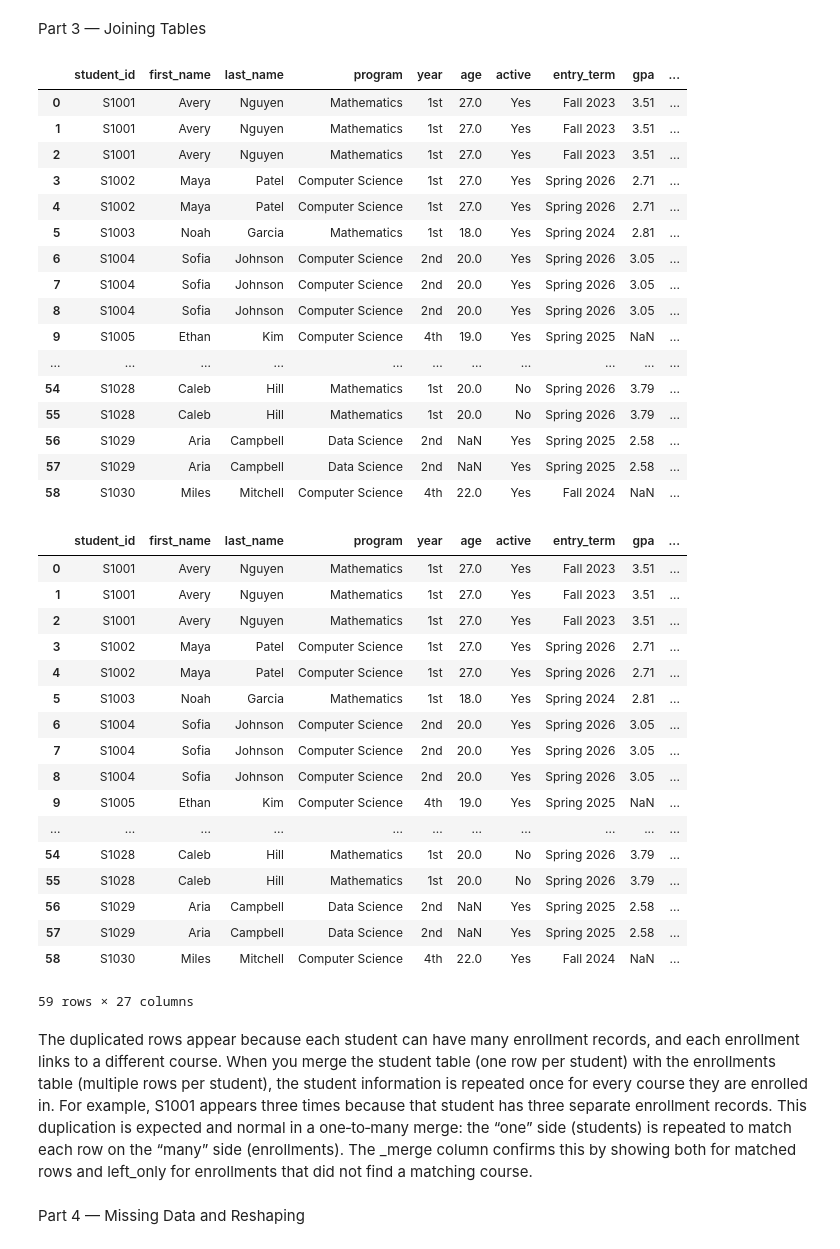
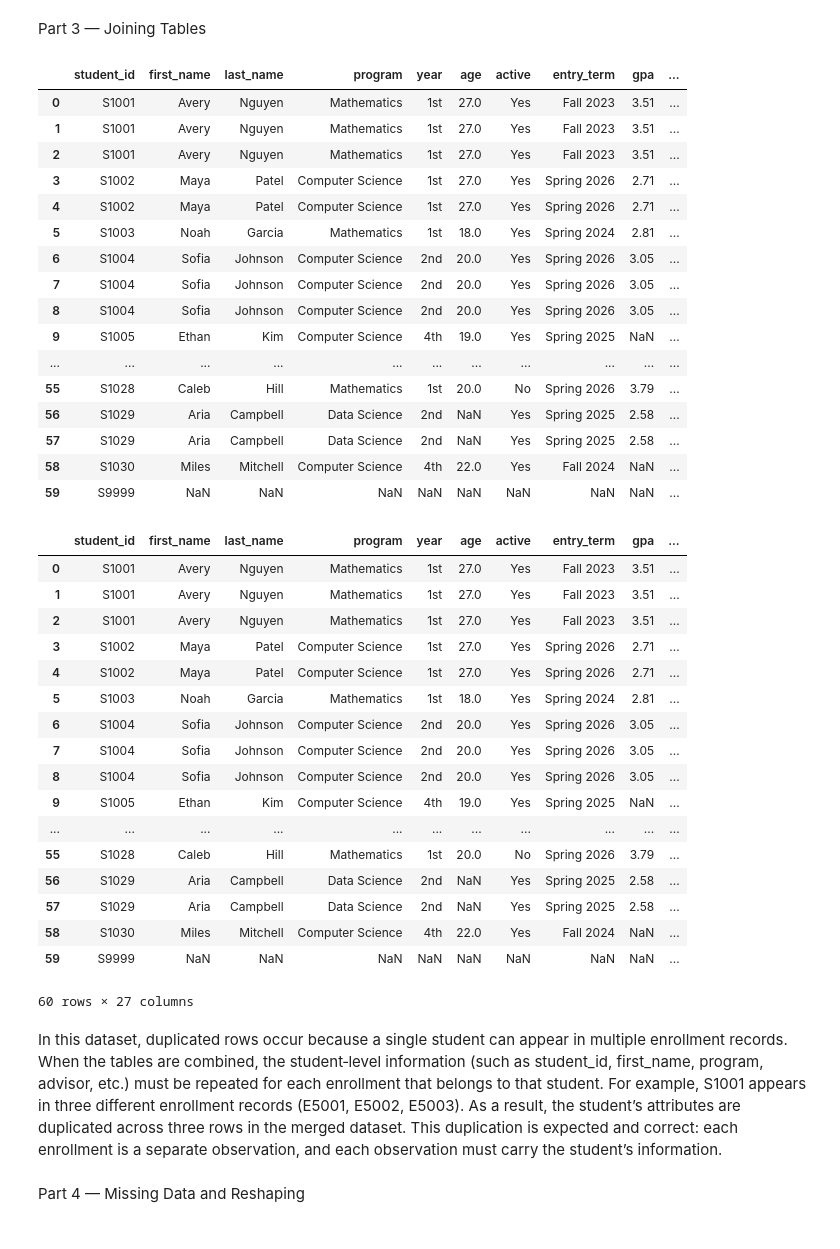
Before and after one commit to boa3587/ACQUAH-STA556, a Jupyter notebook: STA556_Assignment_1/notebook/homework1.ipynb, the cells around one changed output. Saved outputs shown, nothing was run; the diff lists cells and outputs as text; code cells hidden in the pictures.

```diff
--- a/STA556_Assignment_1/notebook/homework1.ipynb
+++ b/STA556_Assignment_1/notebook/homework1.ipynb
@@ -187,42 +189,44 @@ I filtered the students table to keep only those with a GPA above 3.0 and more t
 # %% [markdown]
 Part 3 — Joining Tables
 # %%
-# Merge students ↔ enrollments (one-to-many)
+# Merge enrollments ↔ students
 
-#Expected relationship:  Each student can appear in many enrollments, but each enrollment belongs to exactly one student.
+# Expected relationship: Each student can appear in many enrollments, but each enrollment belongs to exactly one student. This is a one‑to‑many relationship on student_id.
+# Merge 1: students ↔ enrollments (OUTER)
 merge1 = students.merge(
     enrollments,
-    how="left",                 # keep all students
+    how="outer",
     on="student_id",
-    validate="one_to_many"
+    validate="one_to_many",
 )
+
+
 merge1
 # %% [output]
 |  | student_id | first_name | last_name | program | year | age | active | entry_term | gpa | ... |
 | 0 | S1001 | Avery | Nguyen | Mathematics | 1st | 27.0 | Yes | Fall 2023 | 3.51 | ... |
 | 1 | S1001 | Avery | Nguyen | Mathematics | 1st | 27.0 | Yes | Fall 2023 | 3.51 | ... |
 | 2 | S1001 | Avery | Nguyen | Mathematics | 1st | 27.0 | Yes | Fall 2023 | 3.51 | ... |
 | 3 | S1002 | Maya | Patel | Computer Science | 1st | 27.0 | Yes | Spring 2026 | 2.71 | ... |
 | 4 | S1002 | Maya | Patel | Computer Science | 1st | 27.0 | Yes | Spring 2026 | 2.71 | ... |
 | 5 | S1003 | Noah | Garcia | Mathematics | 1st | 18.0 | Yes | Spring 2024 | 2.81 | ... |
 | 6 | S1004 | Sofia | Johnson | Computer Science | 2nd | 20.0 | Yes | Spring 2026 | 3.05 | ... |
 | 7 | S1004 | Sofia | Johnson | Computer Science | 2nd | 20.0 | Yes | Spring 2026 | 3.05 | ... |
 | 8 | S1004 | Sofia | Johnson | Computer Science | 2nd | 20.0 | Yes | Spring 2026 | 3.05 | ... |
 | 9 | S1005 | Ethan | Kim | Computer Science | 4th | 19.0 | Yes | Spring 2025 | NaN | ... |
 | ... | ... | ... | ... | ... | ... | ... | ... | ... | ... | ... |
-| 54 | S1028 | Caleb | Hill | Mathematics | 1st | 20.0 | No | Spring 2026 | 3.79 | ... |
 | 55 | S1028 | Caleb | Hill | Mathematics | 1st | 20.0 | No | Spring 2026 | 3.79 | ... |
 | 56 | S1029 | Aria | Campbell | Data Science | 2nd | NaN | Yes | Spring 2025 | 2.58 | ... |
 | 57 | S1029 | Aria | Campbell | Data Science | 2nd | NaN | Yes | Spring 2025 | 2.58 | ... |
 | 58 | S1030 | Miles | Mitchell | Computer Science | 4th | 22.0 | Yes | Fall 2024 | NaN | ... |
+| 59 | S9999 | NaN | NaN | NaN | NaN | NaN | NaN | NaN | NaN | ... |
 # %%
 # Merge with courses (many-to-one)
 
-# Expected relationship:  Each course can appear in many enrollments, but each enrollment refers to exactly one course.
-
+# Expected relationship: Each course can appear in many enrollments, but each enrollment refers to exactly one course. This is a many‑to‑one relationship on course_id.
 final = merge1.merge(
     courses,
-    how="left",                 # keep all enrollment rows
+    how="left",
     on="course_id",
     validate="many_to_one",
     indicator=True
@@ -242,14 +246,14 @@ final
 | 8 | S1004 | Sofia | Johnson | Computer Science | 2nd | 20.0 | Yes | Spring 2026 | 3.05 | ... |
 | 9 | S1005 | Ethan | Kim | Computer Science | 4th | 19.0 | Yes | Spring 2025 | NaN | ... |
 | ... | ... | ... | ... | ... | ... | ... | ... | ... | ... | ... |
-| 54 | S1028 | Caleb | Hill | Mathematics | 1st | 20.0 | No | Spring 2026 | 3.79 | ... |
 | 55 | S1028 | Caleb | Hill | Mathematics | 1st | 20.0 | No | Spring 2026 | 3.79 | ... |
 | 56 | S1029 | Aria | Campbell | Data Science | 2nd | NaN | Yes | Spring 2025 | 2.58 | ... |
 | 57 | S1029 | Aria | Campbell | Data Science | 2nd | NaN | Yes | Spring 2025 | 2.58 | ... |
 | 58 | S1030 | Miles | Mitchell | Computer Science | 4th | 22.0 | Yes | Fall 2024 | NaN | ... |
+| 59 | S9999 | NaN | NaN | NaN | NaN | NaN | NaN | NaN | NaN | ... |
-59 rows × 27 columns
+60 rows × 27 columns
 # %% [markdown]
-The duplicated rows appear because each student can have many enrollment records, and each enrollment links to a different course. When you merge the student table (one row per student) with the enrollments table (multiple rows per student), the student information is repeated once for every course they are enrolled in. For example, S1001 appears three times because that student has three separate enrollment records. This duplication is expected and normal in a one‑to‑many merge: the “one” side (students) is repeated to match each row on the “many” side (enrollments). The _merge column confirms this by showing both for matched rows and left_only for enrollments that did not find a matching course.
+In this dataset, duplicated rows occur because a single student can appear in multiple enrollment records. When the tables are combined, the student‑level information (such as student_id, first_name, program, advisor, etc.) must be repeated for each enrollment that belongs to that student. For example, S1001 appears in three different enrollment records (E5001, E5002, E5003). As a result, the student’s attributes are duplicated across three rows in the merged dataset. This duplication is expected and correct: each enrollment is a separate observation, and each observation must carry the student’s information.
 # %% [markdown]
 Part 4 — Missing Data and Reshaping
 # %%
```
Also changed, not shown: parts of 7 cells of this notebook, 2 other files.
